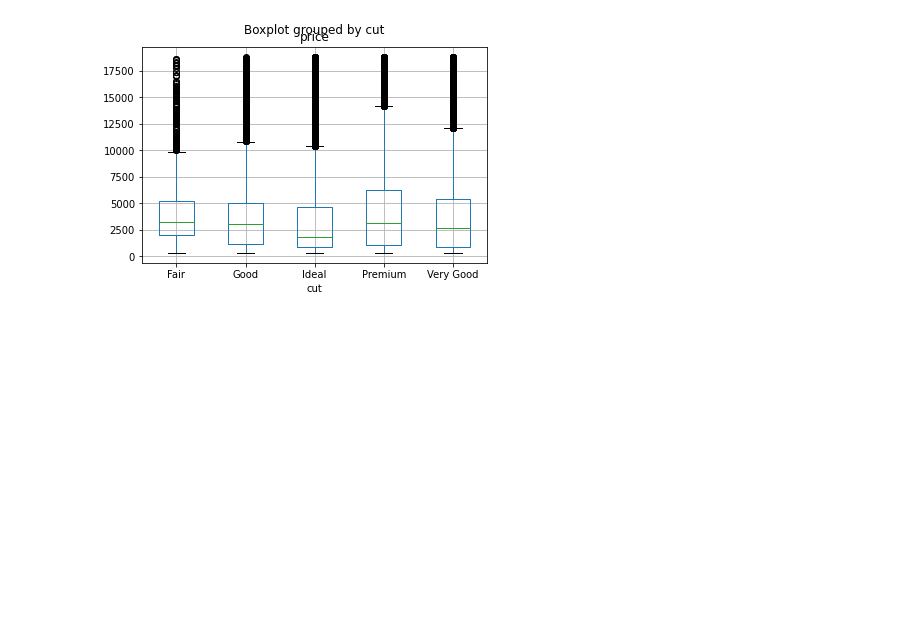
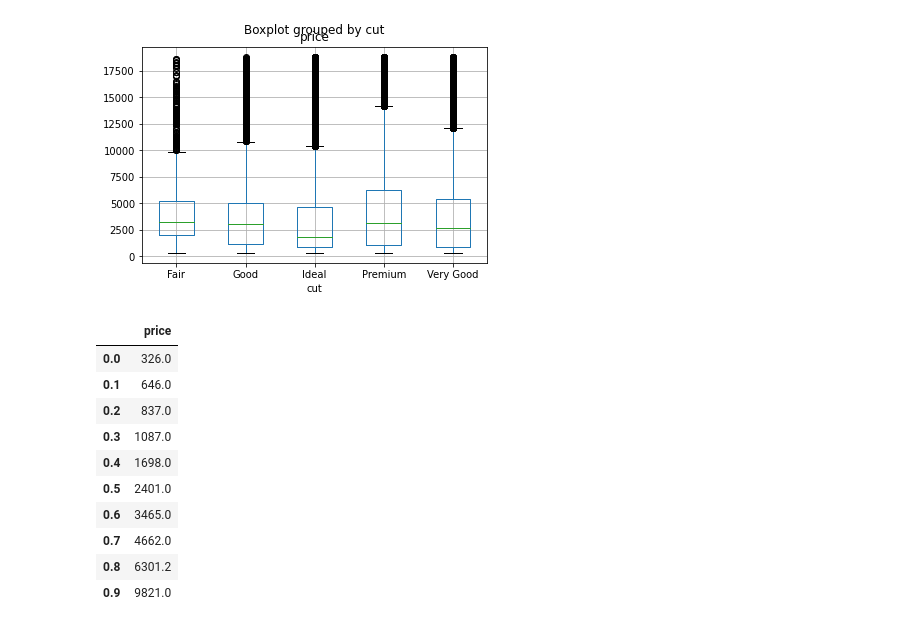
Before and after one commit to michelebazana/Big-Data-Science, a Jupyter notebook: Aula_2_Curso_Big_Data_Science_Estatística_Descritiva.ipynb, the cells around one changed output. Cells and saved outputs as stored; diff of their text form; code cells hidden in the pictures; blank space fills up the shorter version.

```diff
--- a/Aula_2_Curso_Big_Data_Science_Estatística_Descritiva.ipynb
+++ b/Aula_2_Curso_Big_Data_Science_Estatística_Descritiva.ipynb
@@ -171,3 +179,21 @@ df.boxplot(['price'], by='cut')
 # %% [output]
 <matplotlib.axes._subplots.AxesSubplot at 0x...>
 [figure]
+# %%
+# Cálculo de decis ou percentis
+# biblioteca para cálculos numéricos
+import numpy as np
+df[['price']].quantile(np.arange(0,1,0.1))
+# intervalo de 0 a 1 com cortes de 10% ou seja 0,1
+# %% [output]
+|  | price |
+| 0.0 | 326.0 |
+| 0.1 | 646.0 |
+| 0.2 | 837.0 |
+| 0.3 | 1087.0 |
+| 0.4 | 1698.0 |
+| 0.5 | 2401.0 |
+| 0.6 | 3465.0 |
+| 0.7 | 4662.0 |
+| 0.8 | 6301.2 |
+| 0.9 | 9821.0 |
```
Also changed, not shown: parts of 5 cells of this notebook.
